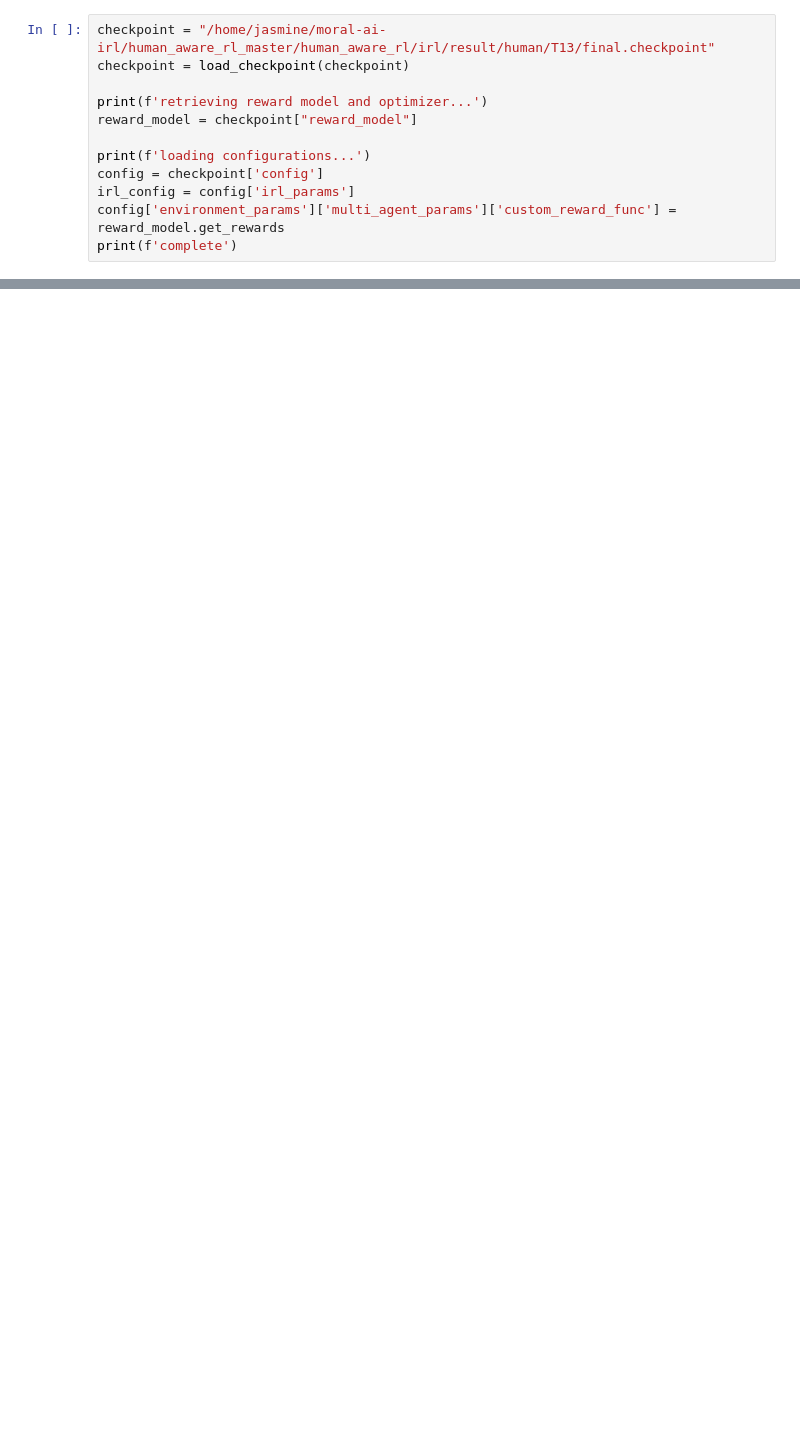
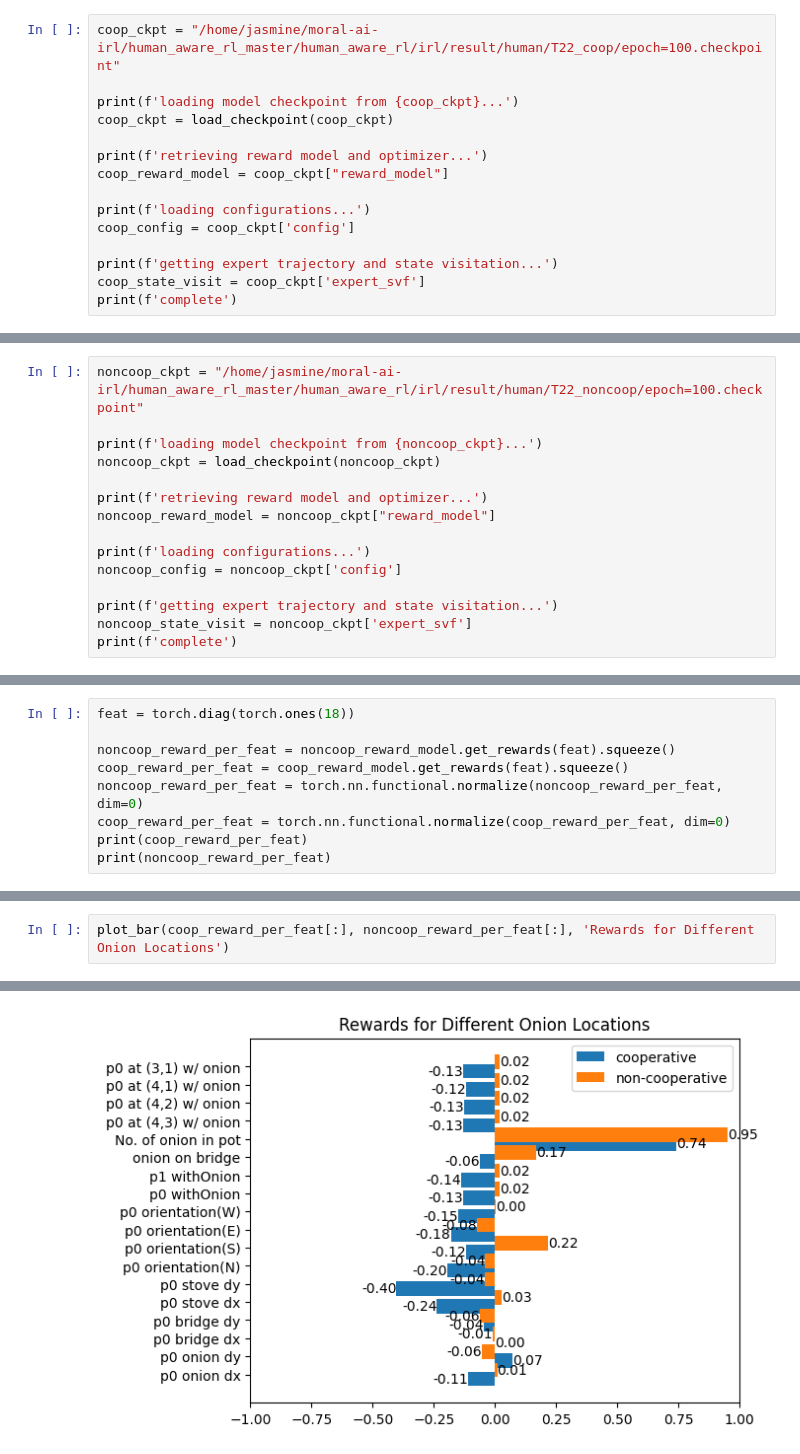
Before and after one commit to JasmineLi-805/moral-ai-irl, a Jupyter notebook: human_aware_rl_master/human_aware_rl/irl/evaluate.ipynb, the cells around one changed output, grey strips where cells are left out. Drawn from its saved outputs; the diff is of its cells as text; blank space fills up the shorter version.

```diff
--- a/human_aware_rl_master/human_aware_rl/irl/evaluate.ipynb
+++ b/human_aware_rl_master/human_aware_rl/irl/evaluate.ipynb
@@ -14,13 +108,16 @@ def load_checkpoint(file_path):
 # %%
-checkpoint = "/home/jasmine/moral-ai-irl/human_aware_rl_master/human_aware_rl/irl/result/human/T13/final.checkpoint"
-checkpoint = load_checkpoint(checkpoint)
+coop_ckpt = "/home/jasmine/moral-ai-irl/human_aware_rl_master/human_aware_rl/irl/result/human/T22_coop/epoch=100.checkpoint"
+
+print(f'loading model checkpoint from {coop_ckpt}...')
+coop_ckpt = load_checkpoint(coop_ckpt)
 
 print(f'retrieving reward model and optimizer...')
-reward_model = checkpoint["reward_model"]
+coop_reward_model = coop_ckpt["reward_model"]
 
 print(f'loading configurations...')
-config = checkpoint['config']
-irl_config = config['irl_params']
-config['environment_params']['multi_agent_params']['custom_reward_func'] = reward_model.get_rewards
+coop_config = coop_ckpt['config']
+
+print(f'getting expert trajectory and state visitation...')
+coop_state_visit = coop_ckpt['expert_svf']
 print(f'complete')
 # %% [output]
@@ -66,0 +129,15 @@ X       X       X       X       X       X       X       X       X       X
+# %%
+noncoop_ckpt = "/home/jasmine/moral-ai-irl/human_aware_rl_master/human_aware_rl/irl/result/human/T22_noncoop/epoch=100.checkpoint"
+
+print(f'loading model checkpoint from {noncoop_ckpt}...')
+noncoop_ckpt = load_checkpoint(noncoop_ckpt)
+
+print(f'retrieving reward model and optimizer...')
+noncoop_reward_model = noncoop_ckpt["reward_model"]
+
+print(f'loading configurations...')
+noncoop_config = noncoop_ckpt['config']
+
+print(f'getting expert trajectory and state visitation...')
+noncoop_state_visit = noncoop_ckpt['expert_svf']
+print(f'complete')
@@ -66,0 +219,9 @@ X       X       X       X       X       X       X       X       X       X
+# %%
+feat = torch.diag(torch.ones(18))
+
+noncoop_reward_per_feat = noncoop_reward_model.get_rewards(feat).squeeze()
+coop_reward_per_feat = coop_reward_model.get_rewards(feat).squeeze()
+noncoop_reward_per_feat = torch.nn.functional.normalize(noncoop_reward_per_feat, dim=0)
+coop_reward_per_feat = torch.nn.functional.normalize(coop_reward_per_feat, dim=0)
+print(coop_reward_per_feat)
+print(noncoop_reward_per_feat)
@@ -66,0 +294,3 @@ X       X       X       X       X       X       X       X       X       X
+# %%
+plot_bar(coop_reward_per_feat[:], noncoop_reward_per_feat[:], 'Rewards for Different Onion Locations')
+# %% [output]
@@ -66,0 +298 @@ X       X       X       X       X       X       X       X       X       X
+[figure, added]
```
Also changed, not shown: parts of 12 cells of this notebook, 7 other files.
